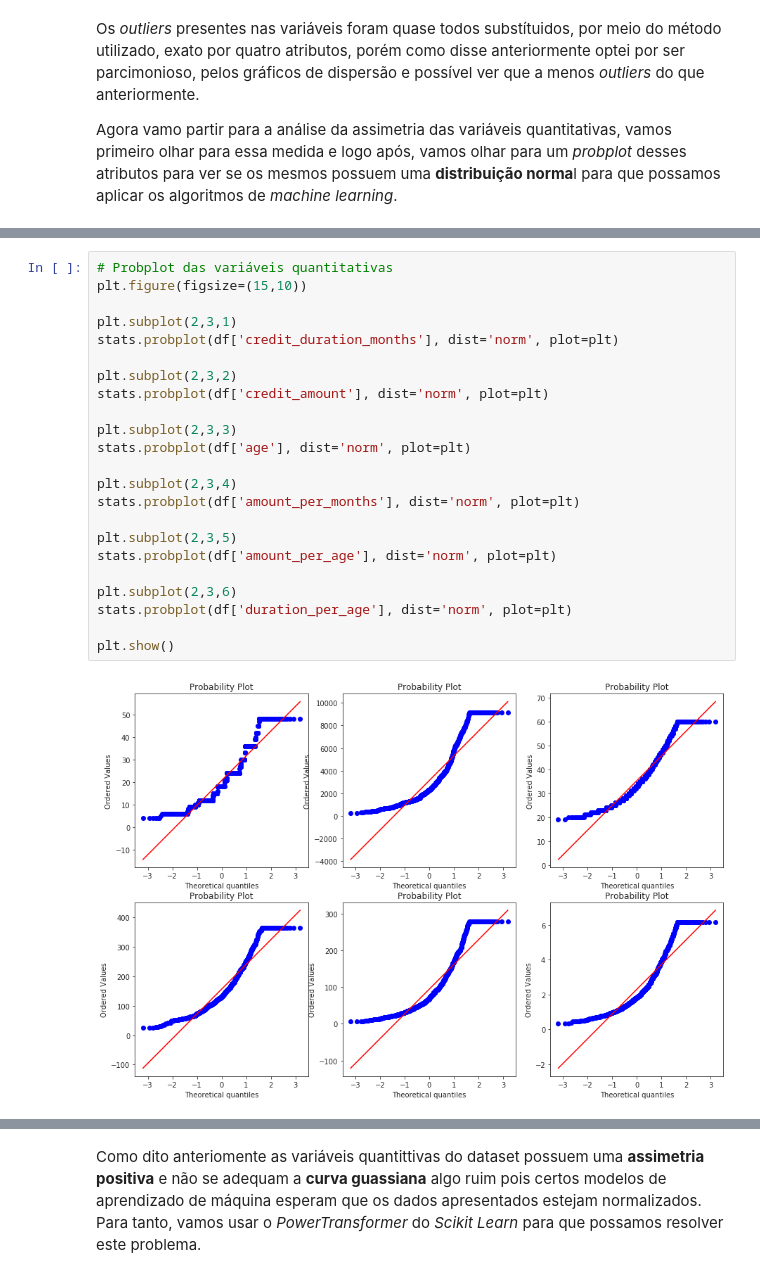
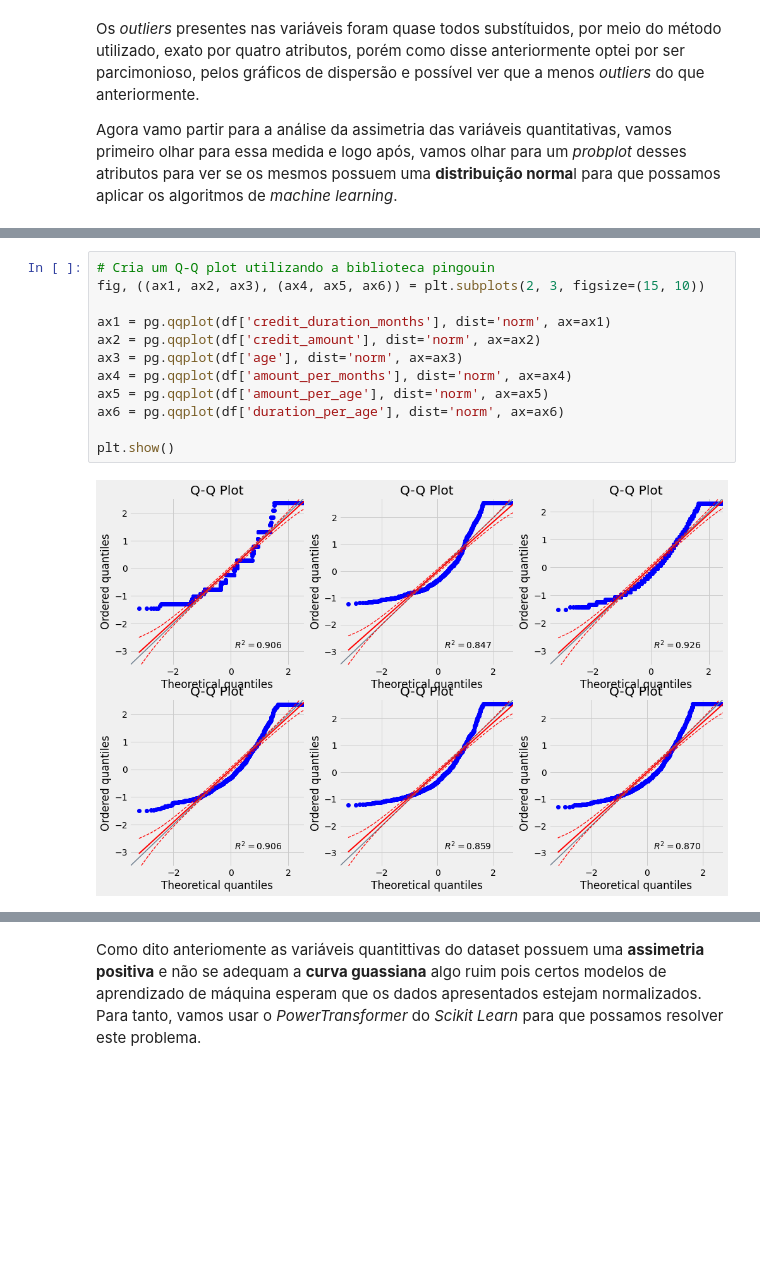
Before and after one commit to bobcastaldeli/Credit-Risk-Analysis, a Jupyter notebook: Credit_Risk_Analysis.ipynb, the cells around one changed output, grey strips where cells are left out. Cells and saved outputs as stored; diff of their text form; blank space fills up the shorter version.

```diff
--- a/Credit_Risk_Analysis.ipynb
+++ b/Credit_Risk_Analysis.ipynb
@@ -487,25 +488,14 @@ dtype: float64
-# %%
-# Probplot das variáveis quantitativas
-plt.figure(figsize=(15,10))
-
-plt.subplot(2,3,1)
-stats.probplot(df['credit_duration_months'], dist='norm', plot=plt)
-
-plt.subplot(2,3,2)
-stats.probplot(df['credit_amount'], dist='norm', plot=plt)
-
-plt.subplot(2,3,3)
-stats.probplot(df['age'], dist='norm', plot=plt)
-
-plt.subplot(2,3,4)
-stats.probplot(df['amount_per_months'], dist='norm', plot=plt)
-
-plt.subplot(2,3,5)
-stats.probplot(df['amount_per_age'], dist='norm', plot=plt)
-
-plt.subplot(2,3,6)
-stats.probplot(df['duration_per_age'], dist='norm', plot=plt)
-
-plt.show()
-# %% [output]
-[figure, removed]
+# %%
+# Cria um Q-Q plot utilizando a biblioteca pingouin
+fig, ((ax1, ax2, ax3), (ax4, ax5, ax6)) = plt.subplots(2, 3, figsize=(15, 10))
+
+ax1 = pg.qqplot(df['credit_duration_months'], dist='norm', ax=ax1)
+ax2 = pg.qqplot(df['credit_amount'], dist='norm', ax=ax2)
+ax3 = pg.qqplot(df['age'], dist='norm', ax=ax3)
+ax4 = pg.qqplot(df['amount_per_months'], dist='norm', ax=ax4)
+ax5 = pg.qqplot(df['amount_per_age'], dist='norm', ax=ax5)
+ax6 = pg.qqplot(df['duration_per_age'], dist='norm', ax=ax6)
+
+plt.show()
+# %% [output]
+[figure, added]
```
Also changed, not shown: parts of 3 cells of this notebook.
